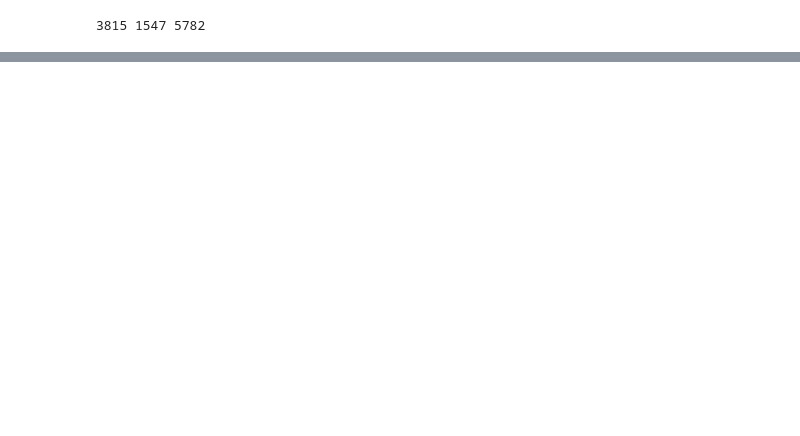
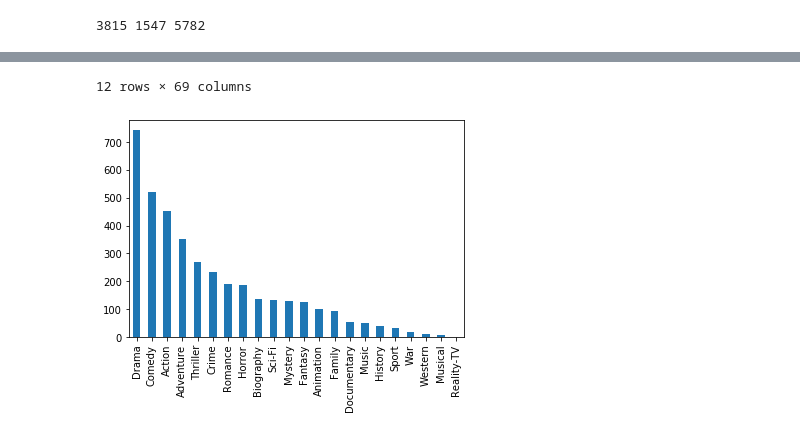
Before and after one commit to jmillerbrooks/mod_1_git_lab, a Jupyter notebook: eda.ipynb, the cells around one changed output, grey strips where cells are left out. Drawn from its saved outputs; the diff is of its cells as text; code cells hidden in the pictures; blank space fills up the shorter version.

Commit message:
quick look at value counts for genre, pivoted summary stats over last ten years on profit and genre

```diff
--- a/eda.ipynb
+++ b/eda.ipynb
@@ -223,3 +224,15 @@ merged_with_year = budgets_df.merge(title_basics_df, left_on=['movie', 'year'],
 print(len(merged_no_year), len(merged_with_year), len(budgets_df))
 # %% [output]
 3815 1547 5782
+# %%
+#merged_with_year.plot.scatter('year', 'profit', label='movie')
+col_locs = list(range(1,8))
+col_locs.append(10)
+col_locs.append(-1)
+merged_with_year.head()
+
+merged_with_year.explode('genre_list').genre_list.value_counts().plot.bar()
+
+merged_with_year.explode('genre_list').iloc[1:,col_locs].pivot_table(index='year', values='profit', columns='genre_list', aggfunc=['count','max','mean'], margins='true')
+# merged_with_year.columns
+# %% [output]
@@ -225,0 +254,2 @@ print(len(merged_no_year), len(merged_with_year), len(budgets_df))
+12 rows × 69 columns
+[figure, added]
```
Also changed, not shown: parts of 5 cells of this notebook.
